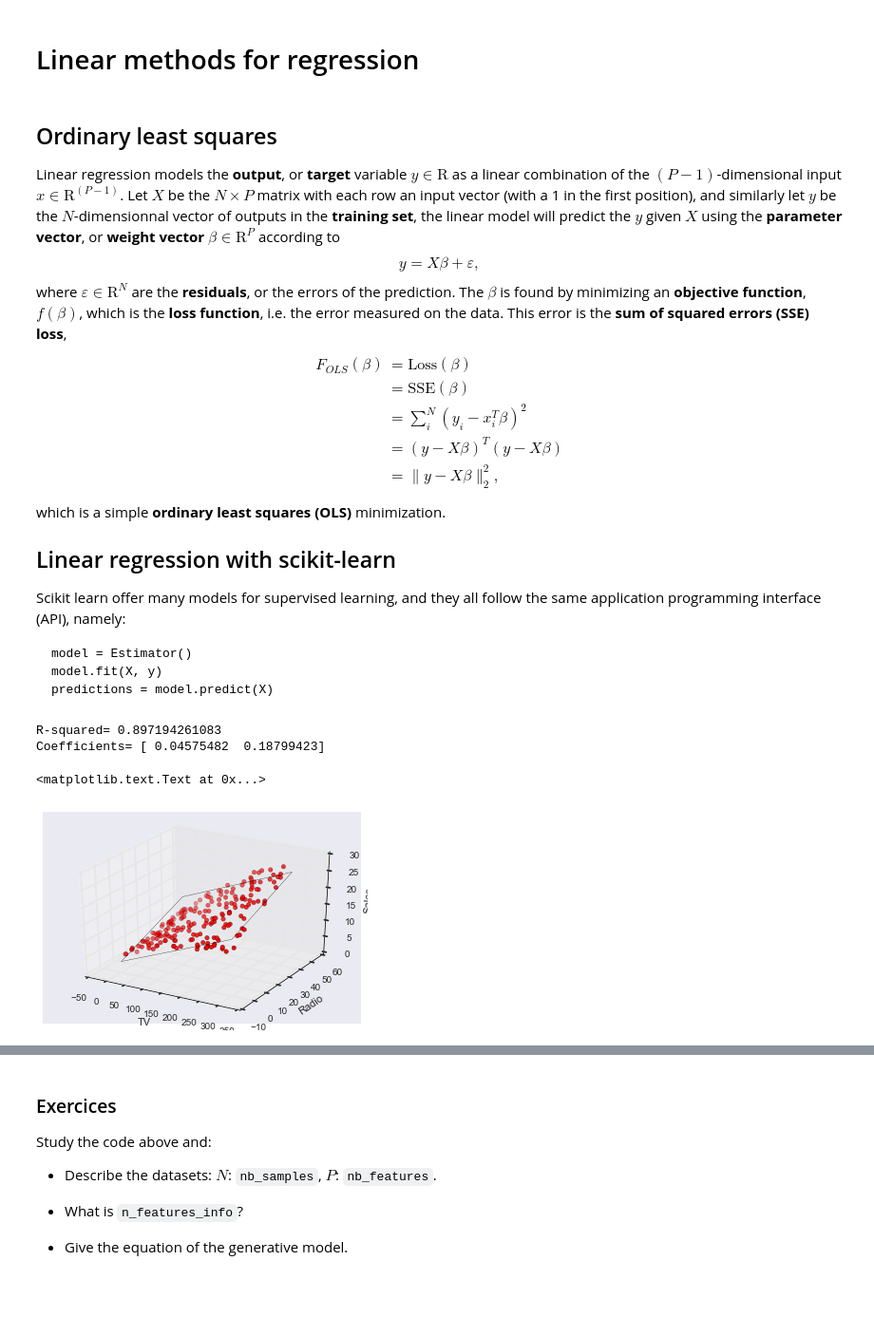
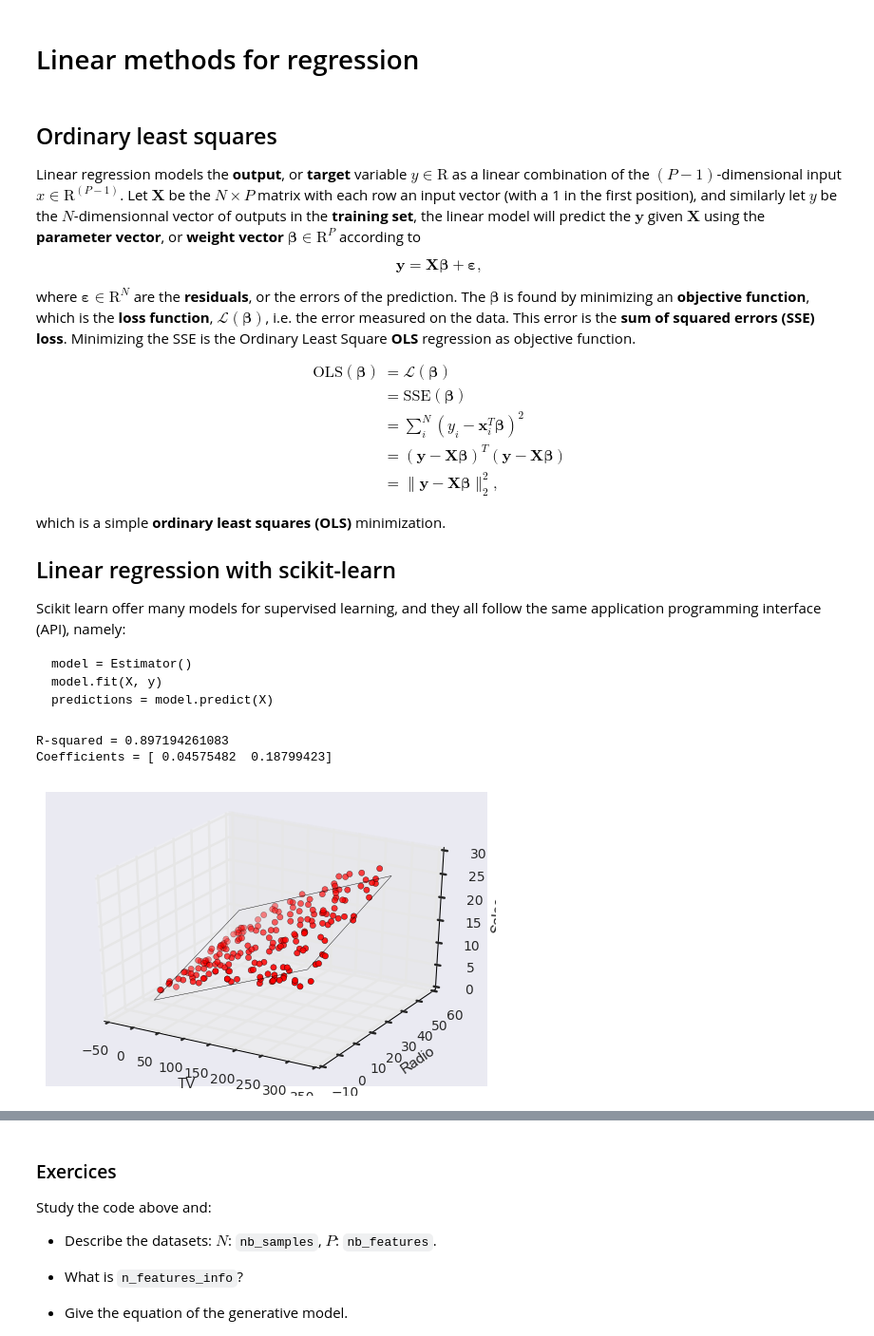
Before and after one commit to neurospin/pystatsml, a Jupyter notebook: notebooks/ml_linear_regression.ipynb, the cells around one changed output, grey strips where cells are left out. Shown at 95% size. Drawn from its saved outputs; the diff is of its cells as text; code cells hidden in the pictures; blank space fills up the shorter version.

Commit message:
linear regression FIX typos

```diff
--- a/notebooks/ml_linear_regression.ipynb
+++ b/notebooks/ml_linear_regression.ipynb
@@ -3,18 +3,22 @@
 # %% [markdown]
 ## Ordinary least squares
 
-Linear regression models the **output**, or **target** variable $y \in \mathrm{R}$ as a linear combination of the $(P-1)$-dimensional input $x \in \mathrm{R}^{(P-1)}$. Let $X$ be the $N \times P$ matrix with each row an input vector (with a 1 in the first position), and similarly let $y$ be the $N$-dimensionnal vector of outputs in the **training set**, the linear model will predict the $y$ given $X$ using the **parameter vector**, or **weight vector** $\beta \in \mathrm{R}^P$ according to
+Linear regression models the **output**, or **target** variable $y \in \mathrm{R}$ as a linear combination of the $(P-1)$-dimensional input $x \in \mathrm{R}^{(P-1)}$. Let $\mathbf{X}$ be the $N \times P$ matrix with each row an input vector (with a 1 in the first position), and similarly let $y$ be the $N$-dimensionnal vector of outputs in the **training set**, the linear model will predict the $\mathbf{y}$ given $\mathbf{\mathbf{X}}$ using the **parameter vector**, or **weight vector** $\mathbf{\boldsymbol{\beta}} \in \mathrm{R}^P$ according to
+
 $$
-    y = X\beta + \varepsilon,
+\mathbf{y} = \mathbf{\mathbf{X}} \boldsymbol{\boldsymbol{\beta}} + \boldsymbol{\varepsilon},
 $$
-where $\varepsilon \in \mathrm{R}^N$ are the **residuals**, or the errors of the prediction. The $\beta$ is found by minimizing an **objective function**, $f(\beta)$, which is the **loss function**, i.e. the error measured on the data. This error is the **sum of squared errors (SSE) loss**,
+
+where $\boldsymbol{\varepsilon} \in \mathrm{R}^N$ are the **residuals**, or the errors of the prediction. The $\boldsymbol{\beta}$ is found by minimizing an **objective function**, which is the **loss function**, $\mathcal{L}(\boldsymbol{\beta})$, i.e. the error measured on the data. This error is the **sum of squared errors (SSE) loss**. Minimizing the SSE is the Ordinary Least Square **OLS** regression as objective function.
+
 \begin{align}
-    F_{OLS}(\beta) &= \text{Loss}(\beta)\\
-                   &= \text{SSE}(\beta)\\
-                   &= \sum_i^N (y_i - x_i^T\beta)^2\\
-                   &= (y - X\beta)^T (y - X\beta)\\
-                   &= \|y - X\beta\|_2^2,
+\text{OLS}(\boldsymbol{\beta}) &= \mathcal{L}(\boldsymbol{\beta})\\
+               &= \text{SSE}(\boldsymbol{\beta})\\
+               &= \sum_i^N (y_i - \mathbf{x}_i^T\boldsymbol{\beta})^2\\
+               &= (\mathbf{y} - \mathbf{\mathbf{X}}\boldsymbol{\beta})^T (\mathbf{y} - \mathbf{X}\boldsymbol{\beta})\\
+               &= \|\mathbf{y} - \mathbf{\mathbf{X}}\boldsymbol{\beta}\|_2^2,
 \end{align}
+
 which is a simple **ordinary least squares (OLS)** minimization.
 
 ## Linear regression with scikit-learn
@@ -36,36 +40,35 @@ import sklearn.metrics as metrics
 
 # Fit Ordinary Least Squares: OLS
 csv = pd.read_csv('http://www-bcf.usc.edu/~gareth/ISL/Advertising.csv', index_col=0)
 X = csv[['TV', 'Radio']]
 y = csv['Sales']
 
 lr = lm.LinearRegression().fit(X, y)
 y_pred = lr.predict(X)
 print("R-squared =", metrics.r2_score(y, y_pred))
 
 print("Coefficients =", lr.coef_)
 
 # Plot
 fig = plt.figure()
 ax = fig.add_subplot(111, projection='3d')
 
 ax.scatter(csv['TV'], csv['Radio'], csv['Sales'], c='r', marker='o')
 
 xx1, xx2 = np.meshgrid(
     np.linspace(csv['TV'].min(), csv['TV'].max(), num=10),
     np.linspace(csv['Radio'].min(), csv['Radio'].max(), num=10))
 
 
 XX = np.column_stack([xx1.ravel(), xx2.ravel()])
 
 yy = lr.predict(XX)
 ax.plot_surface(xx1, xx2, yy.reshape(xx1.shape), color='None')
 ax.set_xlabel('TV')
 ax.set_ylabel('Radio')
-ax.set_zlabel('Sales')
+_ = ax.set_zlabel('Sales')
 # %% [output]
-R-squared= 0.897194261083
-Coefficients= [ 0.04575482  0.18799423]
+R-squared = 0.897194261083
+Coefficients = [ 0.04575482  0.18799423]
-<matplotlib.text.Text at 0x...>
-[figure, old version]
+[figure, new version]
 # %% [markdown]
```
Also changed, not shown: parts of 11 cells of this notebook, 1 other file.
